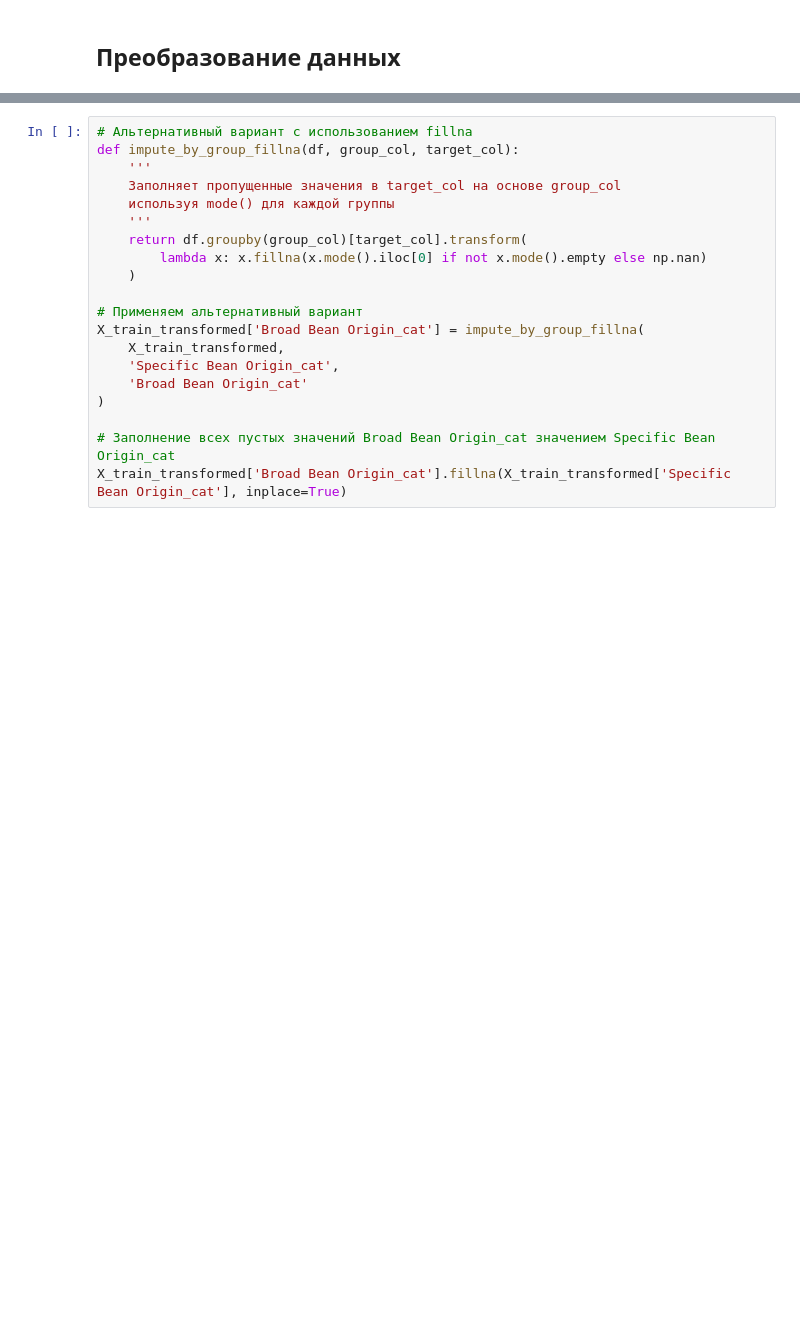
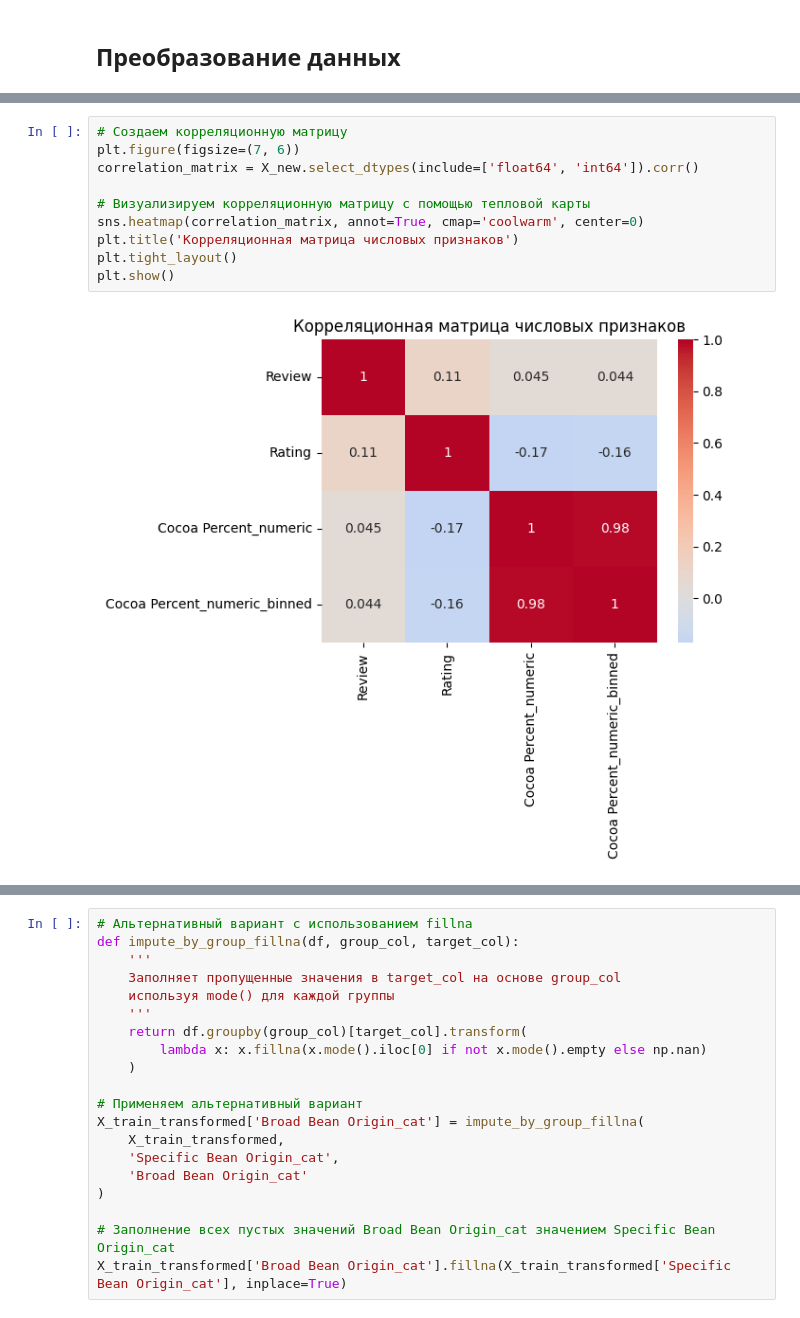
Before and after one commit to psaw/hse-ai24-ml, a Jupyter notebook: Chocolate_kaggle.ipynb, the cells around one changed output, grey strips where cells are left out. Saved outputs shown, nothing was run; the diff lists cells and outputs as text; blank space fills up the shorter version.

```diff
--- a/Chocolate_kaggle.ipynb
+++ b/Chocolate_kaggle.ipynb
@@ -127,0 +184,12 @@ memory usage: 110.6+ KB
+# %%
+# Создаем корреляционную матрицу
+plt.figure(figsize=(7, 6))
+correlation_matrix = X_new.select_dtypes(include=['float64', 'int64']).corr()
+
+# Визуализируем корреляционную матрицу с помощью тепловой карты
+sns.heatmap(correlation_matrix, annot=True, cmap='coolwarm', center=0)
+plt.title('Корреляционная матрица числовых признаков')
+plt.tight_layout()
+plt.show()
+# %% [output]
+[figure, added]
```
Also changed, not shown: parts of 40 cells of this notebook, 1 other file.
